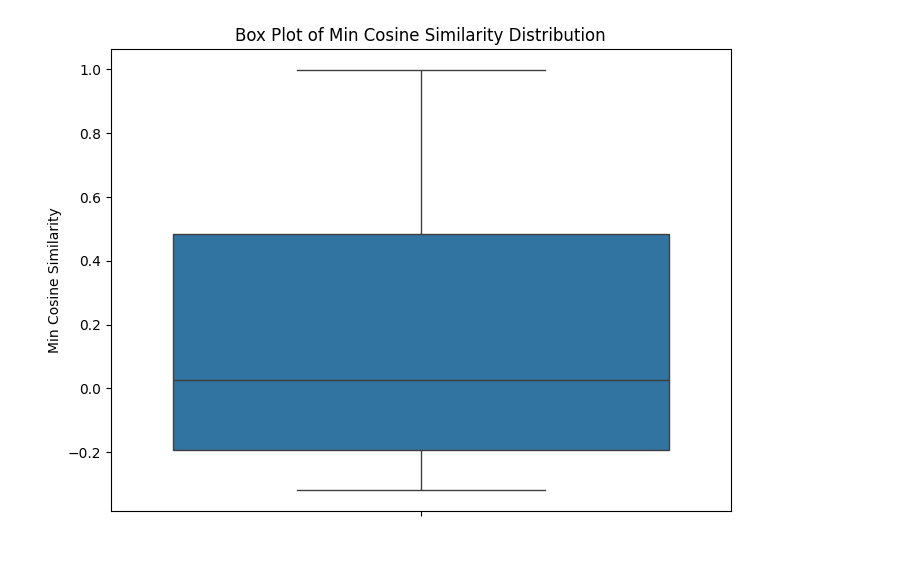
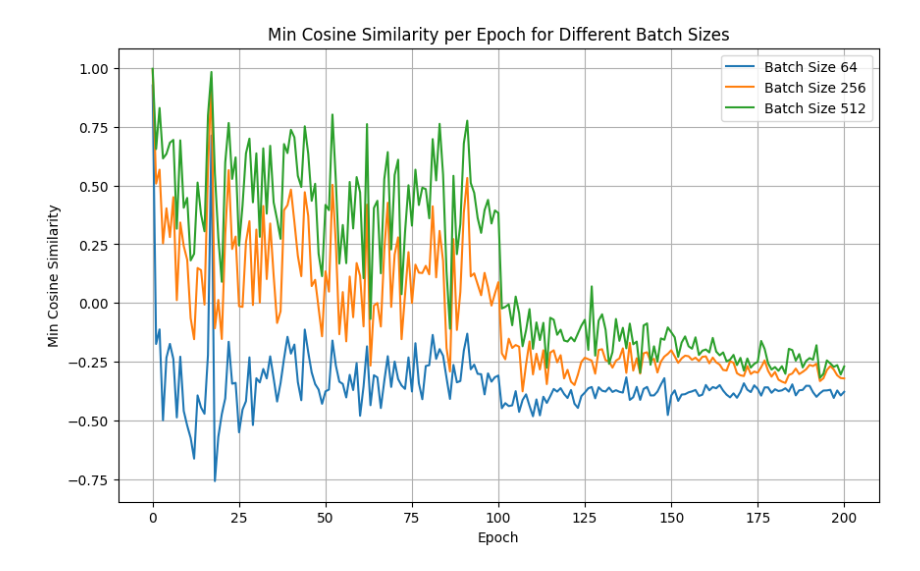
Before and after one commit to baunilhamarga/critical-periods, a Jupyter notebook: plots/gradient_confusion.ipynb, the cells around one changed output. Cells and saved outputs as stored; diff of their text form; code cells hidden in the pictures.

```diff
--- a/plots/gradient_confusion.ipynb
+++ b/plots/gradient_confusion.ipynb
@@ -68,13 +69,27 @@ plt.show()
-# %%
-# Create a box plot for the min_cosine_similarity distribution
-plt.figure(figsize=(8, 6))
-sns.boxplot(y=df['min_cosine_similarity'])
-
-# Adding labels and title
-plt.ylabel('Min Cosine Similarity')
-plt.title('Box Plot of Min Cosine Similarity Distribution')
-
-# Show plot
-plt.show()
-# %% [output]
-[figure, removed]
+# %%
+batch_sizes = [64, 256, 512]
+
+# Read CSV data into DataFrames for each batch size
+dfs = {}
+for size in batch_sizes:
+    dfs[size] = pd.read_csv(f'./gradient_confusion_results_ResNet44_CIFAR10_batch_size_{size}.csv')
+
+# Plotting the min cosine similarity for each batch size
+plt.figure(figsize=(10, 6))
+for size in batch_sizes:
+    plt.plot(dfs[size]['epoch'], dfs[size]['min_cosine_similarity'], label=f'Batch Size {size}')
+
+# Adding labels and title
+plt.xlabel('Epoch')
+plt.ylabel('Min Cosine Similarity')
+plt.title('Min Cosine Similarity per Epoch for Different Batch Sizes')
+
+# Displaying the legend
+plt.legend()
+
+# Show plot
+plt.grid(True)
+plt.savefig(f'./figures/gc_min_cs_batch_size.pdf')
+plt.show()
+# %% [output]
+[figure, added]
```
Also changed, not shown: parts of 3 cells of this notebook, 10 other files.
